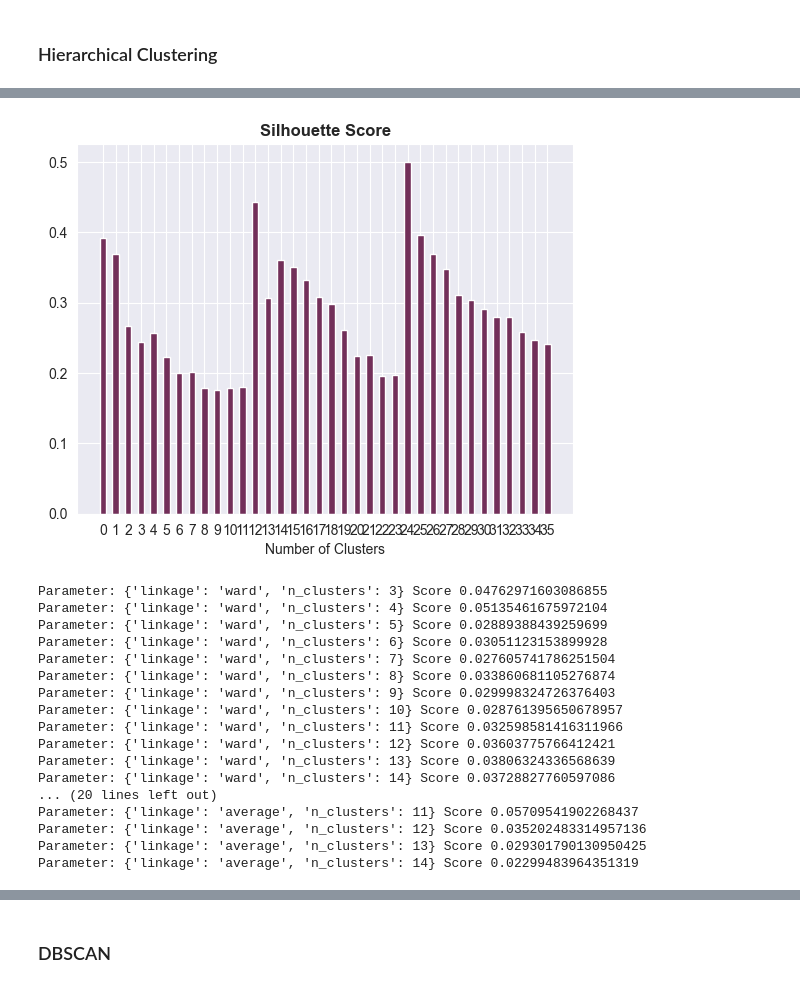
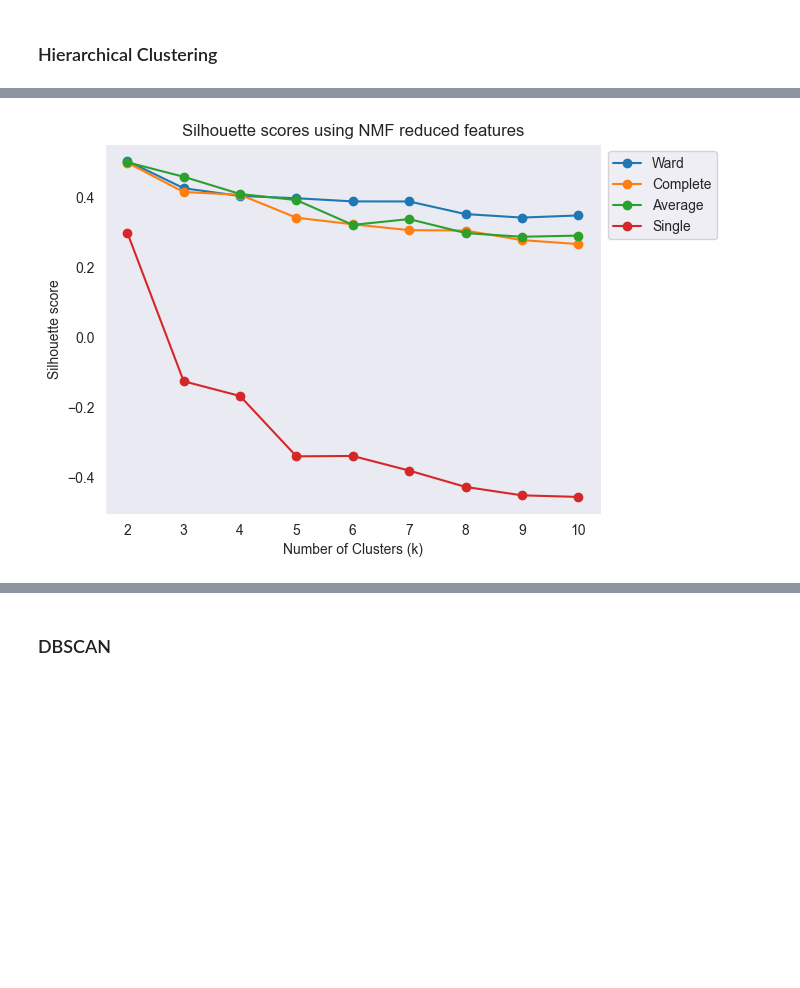
Before and after one commit to nemuru-pigeon/DSAIT4020, a Jupyter notebook: clustering.ipynb, the cells around one changed output, grey strips where cells are left out. Saved outputs shown, nothing was run; the diff lists cells and outputs as text; code cells hidden in the pictures; blank space fills up the shorter version.

Commit message:
Push latest code and plots

```diff
--- a/clustering.ipynb
+++ b/clustering.ipynb
@@ -150,10 +163,28 @@ Cumulative variance explained by 14 principal components: 79.01%
 ##### Apply NMF
 # %%
 nmf_reduced_features = []
+nmf_errors = []
+
 for n in range(2,15):
     nmf_model = NMF(n_components=n, init='random', random_state=0, max_iter=5000)  # 3
     nmf_features = nmf_model.fit_transform(normalized_features)
     nmf_reduced_features.append(nmf_features)
+
     H = nmf_model.components_
-    print('Frobenius norm as reconstruction error by {} components: {:.2%}'.format(n, nmf_model.reconstruction_err_))
+    X_nmf_reconstructed = np.dot(nmf_features, H)
+    nmf_error = mean_squared_error(normalized_features, X_nmf_reconstructed)
+    nmf_errors.append(nmf_error)
+
+    print('Reconstruction error by {} components: {:.2%}'.format(n, nmf_model.reconstruction_err_))
+
+# Plot Reconstruction error
+plt.figure(figsize=(8, 5))
+plt.plot(range(1, len(nmf_errors) + 1), nmf_errors, marker='o', linestyle='--', color='b', label='NMF')
+plt.plot(range(1, len(pca_reconstruction_errors) + 1), pca_reconstruction_errors, marker='o', linestyle='--', color='r', label='PCA')
+plt.legend()
+plt.title('Reconstruction error per number of components')
+plt.xlabel('Number of Components')
+plt.ylabel('Reconstruction error')
+plt.grid(True)
+plt.show()
 # %% [output]
@@ -257,10 +338,42 @@ for nmf in nmf_reduced_features:
 # %% [markdown]
 ### Hierarchical Clustering
 # %%
-parameters = range(2,15)
-parameter_grid = ParameterGrid({'n_clusters': parameters , 'linkage':['ward', 'complete', 'average']})
+parameters = range(2,11)
+parameter_grid = ParameterGrid({'n_clusters': parameters , 'linkage':['ward', 'complete', 'average', 'single']})
 agglom = AgglomerativeClustering()
 
-tune_model(parameter_grid, agglom, combined_df, True, False)
-tune_model(parameter_grid, agglom, normalized_features, True, False)
+best_score = 0
+silhouette_scores = []
+
+for p in parameter_grid:
+        agglom.set_params(**p)    # Set current hyperparameters
+        agglom.fit(nmf_reduced_features[0])
+
+        #if len(set(agglom.labels_)) > 2:
+        ss = silhouette_score(nmf_reduced_features[0], agglom.labels_)
+        silhouette_scores += [ss]
+
+        if ss > best_score:
+            best_score = ss
+            best_grid = p
+        print(p)
+        print(ss)
+
+
+plt.xlabel('Number of Clusters (k)')
+plt.ylabel('Silhouette score')
+plt.title('Silhouette scores using NMF reduced features')
+plt.grid()
+
+
+plt.plot(range(2,11), silhouette_scores[0:9], marker='o', linestyle='-', label='Ward')
+plt.plot(range(2,11), silhouette_scores[9:18], marker='o', linestyle='-', label='Complete')
+plt.plot(range(2,11), silhouette_scores[18:27], marker='o', linestyle='-', label='Average')
+plt.plot(range(2,11), silhouette_scores[27:36], marker='o', linestyle='-', label='Single')
+
+plt.legend(loc='upper left', bbox_to_anchor=(1, 1))
+plt.show()
+
+# tune_model(parameter_grid, agglom, combined_df, True, False)
+# tune_model(parameter_grid, agglom, normalized_features, True, False)
 # %% [output]
@@ -284,18 +397 @@ Parameter: {'linkage': 'average', 'n_clusters': 14} Score 0.2409580022310737
-[figure, old version]
+[figure, new version]
-Parameter: {'linkage': 'ward', 'n_clusters': 3} Score 0.04762971603086855
-Parameter: {'linkage': 'ward', 'n_clusters': 4} Score 0.05135461675972104
-Parameter: {'linkage': 'ward', 'n_clusters': 5} Score 0.02889388439259699
-Parameter: {'linkage': 'ward', 'n_clusters': 6} Score 0.03051123153899928
-Parameter: {'linkage': 'ward', 'n_clusters': 7} Score 0.027605741786251504
-Parameter: {'linkage': 'ward', 'n_clusters': 8} Score 0.033860681105276874
-Parameter: {'linkage': 'ward', 'n_clusters': 9} Score 0.029998324726376403
-Parameter: {'linkage': 'ward', 'n_clusters': 10} Score 0.028761395650678957
-Parameter: {'linkage': 'ward', 'n_clusters': 11} Score 0.032598581416311966
-Parameter: {'linkage': 'ward', 'n_clusters': 12} Score 0.03603775766412421
-Parameter: {'linkage': 'ward', 'n_clusters': 13} Score 0.03806324336568639
-Parameter: {'linkage': 'ward', 'n_clusters': 14} Score 0.03728827760597086
-... (20 lines left out)
-Parameter: {'linkage': 'average', 'n_clusters': 11} Score 0.05709541902268437
-Parameter: {'linkage': 'average', 'n_clusters': 12} Score 0.035202483314957136
-Parameter: {'linkage': 'average', 'n_clusters': 13} Score 0.029301790130950425
-Parameter: {'linkage': 'average', 'n_clusters': 14} Score 0.02299483964351319
```
Also changed, not shown: parts of 9 cells of this notebook.
